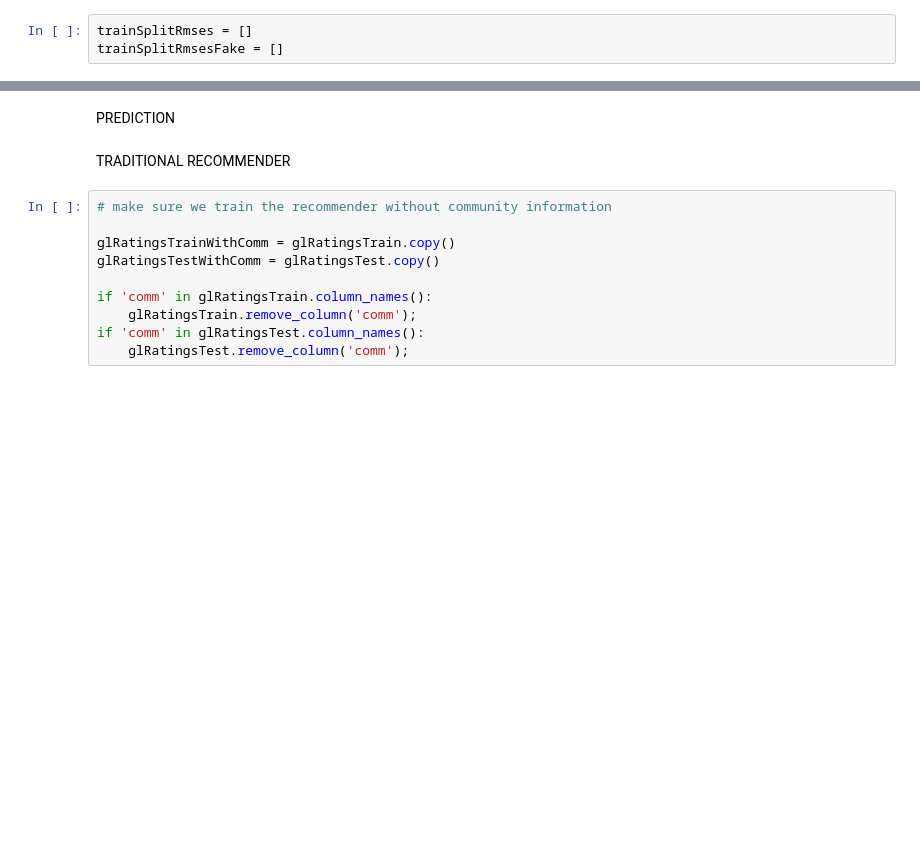
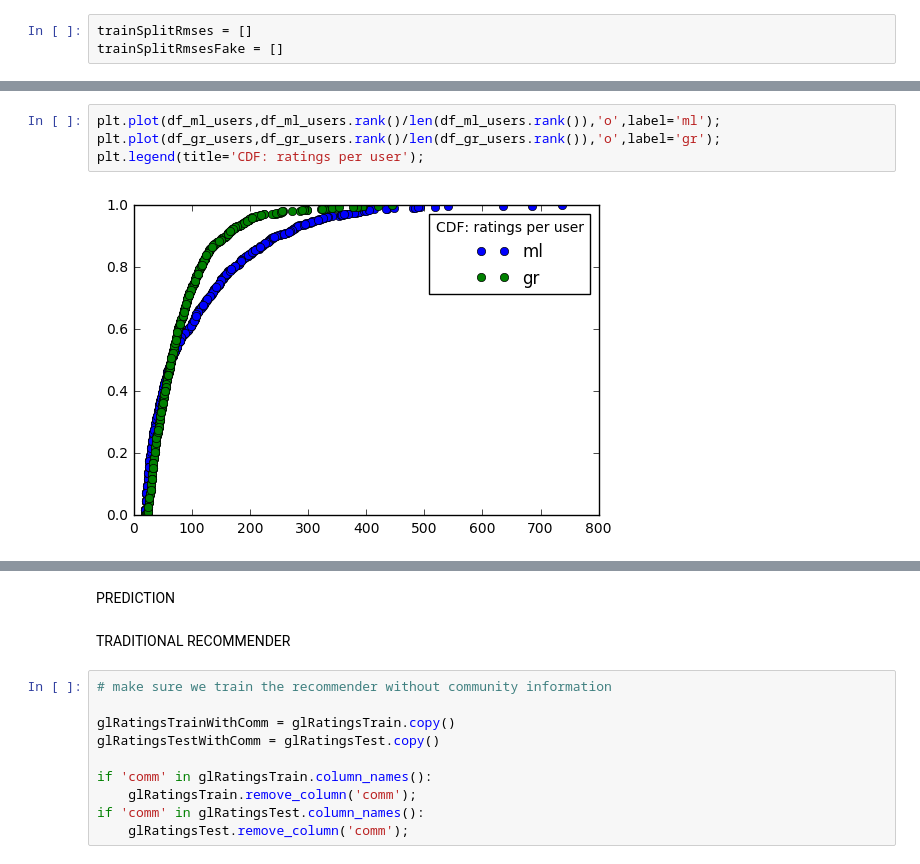
Before and after one commit to rfriel/goodreads_rating_prediction, a Jupyter notebook: src/modeling.ipynb, the cells around one changed output, grey strips where cells are left out. Cells and saved outputs as stored; diff of their text form; blank space fills up the shorter version.

```diff
--- a/src/modeling.ipynb
+++ b/src/modeling.ipynb
@@ -89,0 +152,6 @@ glRatingsTest = glRatingsTest[glRatingsTest['comm'].apply(lambda x: outlierDict[
+# %%
+plt.plot(df_ml_users,df_ml_users.rank()/len(df_ml_users.rank()),'o',label='ml');
+plt.plot(df_gr_users,df_gr_users.rank()/len(df_gr_users.rank()),'o',label='gr');
+plt.legend(title='CDF: ratings per user');
+# %% [output]
+[figure, added]
```
Also changed, not shown: parts of 53 cells of this notebook, 2 other files.
